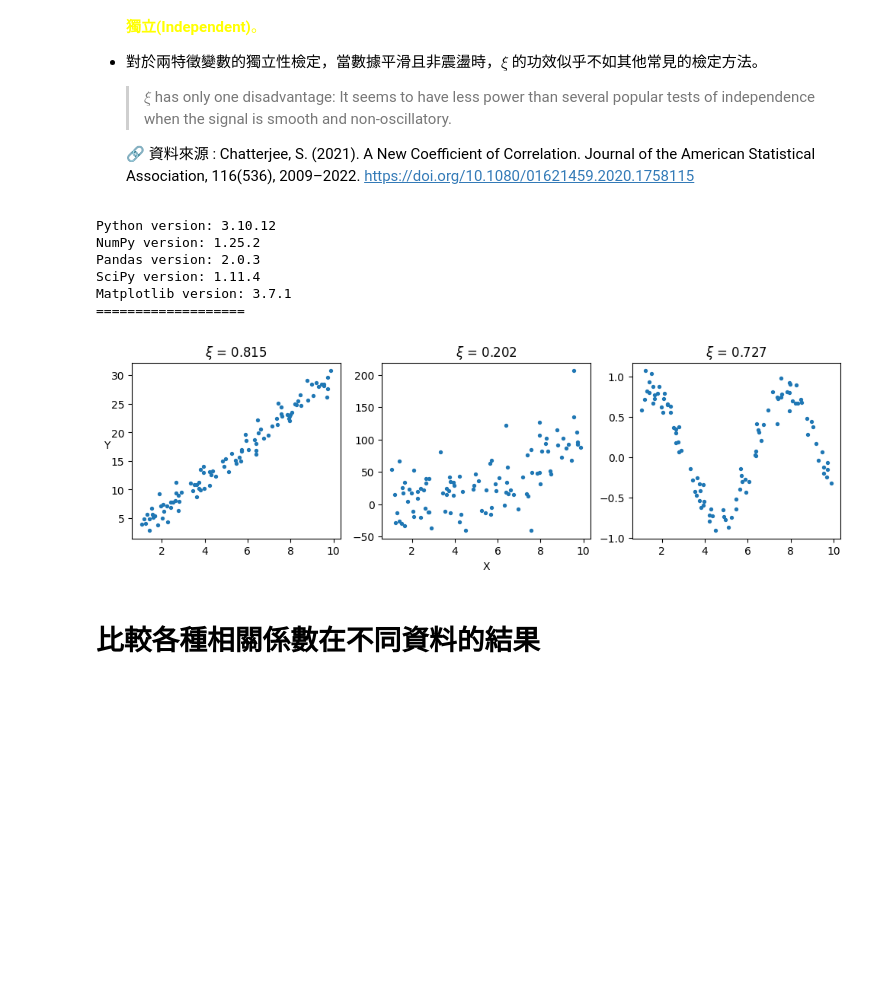
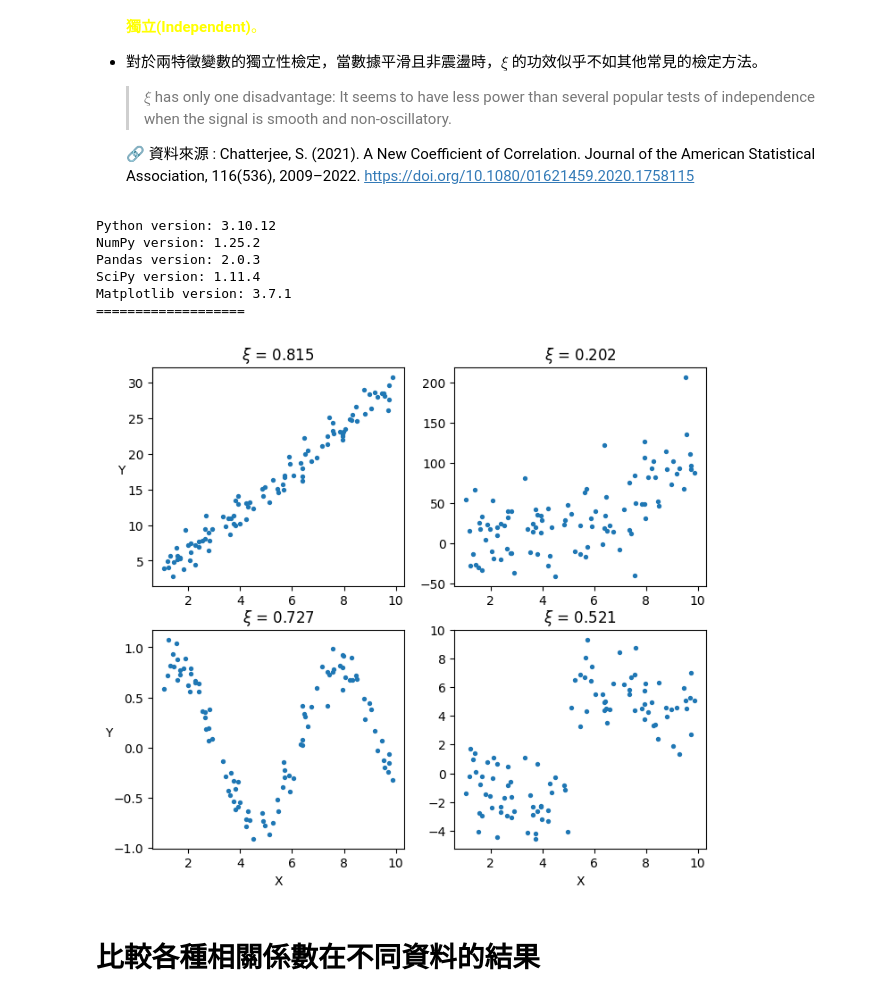
Before and after one commit to YenLinWu/Daily_Work_of_Data_Science, a Jupyter notebook: Association_and_Correlation/Association_and_Correlation.ipynb, the cells around one changed output. Drawn from its saved outputs; the diff is of its cells as text; code cells hidden in the pictures; blank space fills up the shorter version.

```diff
--- a/Association_and_Correlation/Association_and_Correlation.ipynb
+++ b/Association_and_Correlation/Association_and_Correlation.ipynb
@@ -499,7 +527,7 @@ Matplotlib version: 3.7.1
 # %%
 #@title Python 範例程式碼
 
-#@markdown 下面範例為在三種不同的特徵關係下，Chatterjee 相關係數 $\xi$ 的大小。從下圖可知，Chatterjee 相關係數 $\xi$ 較上述傳統的相關係數(Pearson、Spearman 等)，能額外再捕捉出非線性(或單調)的關聯性。
+#@markdown 下面範例為在四種不同的特徵關係下，Chatterjee 相關係數 $\xi$ 的大小。從下圖可知，Chatterjee 相關係數 $\xi$ 較上述傳統的相關係數(Pearson、Spearman 等)，能額外再捕捉出非線性(或單調)的關聯性。
 
 import sys
 import os
@@ -581,46 +609,55 @@ def xicor(X, Y, ties=True, random_seed=42):
     # print('--- Execution time = %s seconds ---' % (time.time()-start_time))
     return statistic, p_value
 
-# 生成 3 組樣本數據
 np.random.seed(42)
+
+# 生成 4 組樣本數據
 X = np.random.uniform(low=1, high=10, size=100)
 Y1 = 3*X + 1.5*np.random.randn(100)
 Y2 = X**2 + 30*np.random.randn(100)
 Y3 = 0.8*np.sin(X) + 0.15*np.random.randn(100)
+Y4 = [-0.6*i+np.random.normal(0, 1.5, size=1)[0] if i<=5 else -0.6*i+np.random.normal(0, 1.5, size=1)[0]+10 for i in X]
 
-# 計算 Ksaai 相關係數
+# 計算 Chatterje 相關係數
 xi1, p1 = xicor(X, Y1)
 xi2, p2 = xicor(X, Y2)
 xi3, p3 = xicor(X, Y3)
+xi4, p4 = xicor(X, np.array(Y4))
 
 # 資料視覺化
-plt.figure(figsize=(12, 3))
-plt.subplot(131)
+plt.figure(figsize=(8, 7))
+plt.subplot(221)
 plt.scatter(X, Y1, s=8)
 plt.title('$\\xi$ = ' +str(np.round(xi1, 3)))
+plt.ylabel('Y ', rotation=0)
+
+plt.subplot(222)
+plt.scatter(X, Y2, s=8)
+plt.title('$\\xi$ = ' +str(np.round(xi2, 3)))
+
+plt.subplot(223)
+plt.scatter(X, Y3, s=8)
+plt.title('$\\xi$ = ' +str(np.round(xi3, 3)))
+plt.xlabel('X')
 plt.ylabel('Y', rotation=0)
 
-plt.subplot(132)
-plt.scatter(X, Y2, s=8)
-plt.title('$\\xi$ = ' +str(np.round(xi2, 3)))
+plt.subplot(224)
+plt.scatter(X, Y4, s=8)
+plt.title('$\\xi$ = ' +str(np.round(xi4, 3)))
 plt.xlabel('X')
-
-plt.subplot(133)
-plt.scatter(X, Y3, s=8)
-plt.title('$\\xi$ = ' +str(np.round(xi3, 3)))
 
 img_path = 'Chatterjee_Correlation_Coefficient.png'
 plt.savefig(img_path, bbox_inches='tight', format='png')
 
 plt.show()
 # %% [output]
 Python version: 3.10.12
 NumPy version: 1.25.2
 Pandas version: 2.0.3
 SciPy version: 1.11.4
 Matplotlib version: 3.7.1
 ===================
-[figure, old version]
+[figure, new version]
 # %% [markdown]
 # 比較各種相關係數在不同資料的結果
 # %%
```
Also changed, not shown: parts of 6 cells of this notebook.
